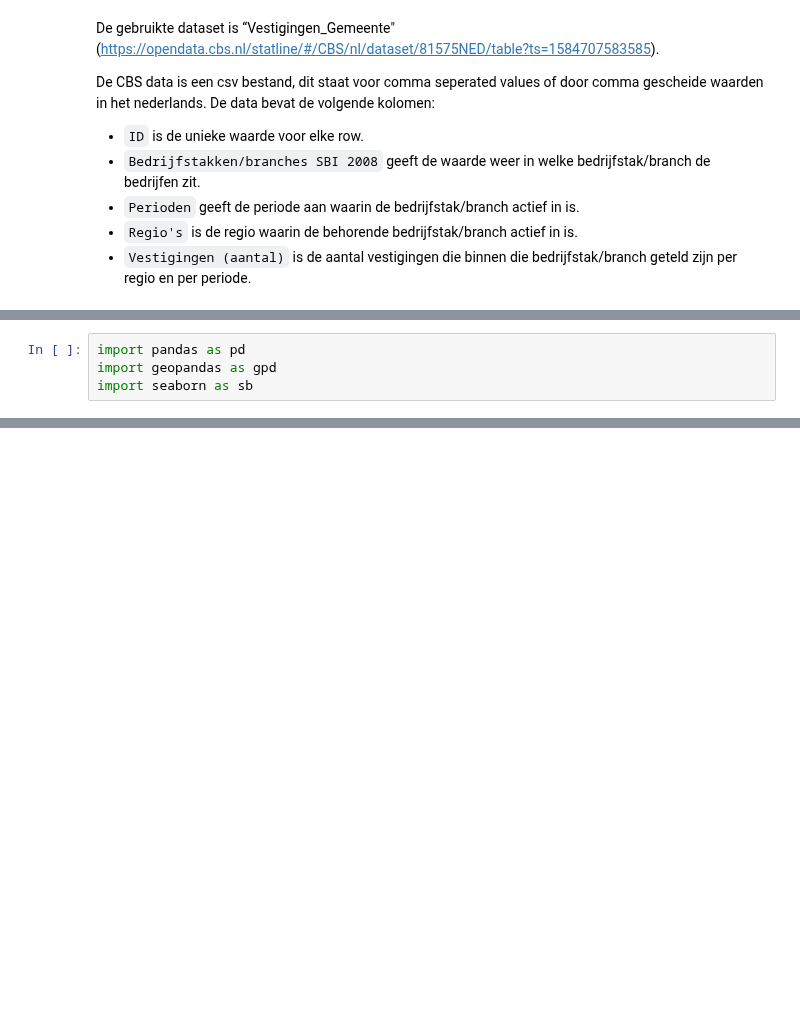
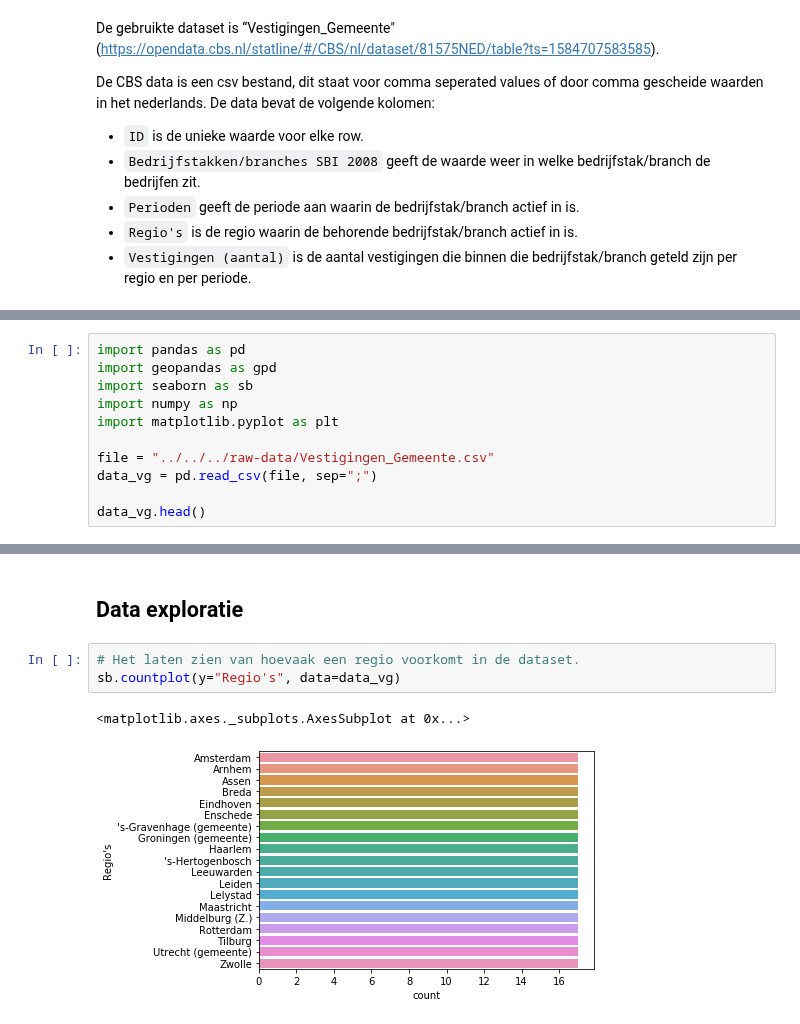
Before and after one commit to BramblePie/FlaskReact, a Jupyter notebook: flask-backend/notebooks/perceel/Vestigingen_Gemeente.ipynb, the cells around one changed output, grey strips where cells are left out. Drawn from its saved outputs; the diff is of its cells as text; blank space fills up the shorter version.

Commit message:
Data understanding van de bedrijven en branches binnen gemeentes uitgewerkt.

```diff
--- a/flask-backend/notebooks/perceel/Vestigingen_Gemeente.ipynb
+++ b/flask-backend/notebooks/perceel/Vestigingen_Gemeente.ipynb
@@ -14,3 +17,10 @@ De data bevat de volgende kolomen:
 import pandas as pd
 import geopandas as gpd
 import seaborn as sb
+import numpy as np
+import matplotlib.pyplot as plt
+
+file = "../../../raw-data/Vestigingen_Gemeente.csv"
+data_vg = pd.read_csv(file, sep=";")
+
+data_vg.head()
@@ -35,0 +74,8 @@ data
+# %% [markdown]
+## Data exploratie
+# %%
+# Het laten zien van hoevaak een regio voorkomt in de dataset.
+sb.countplot(y="Regio's", data=data_vg)
+# %% [output]
+<matplotlib.axes._subplots.AxesSubplot at 0x...>
+[figure, added]
```
Also changed, not shown: parts of 11 cells of this notebook.
